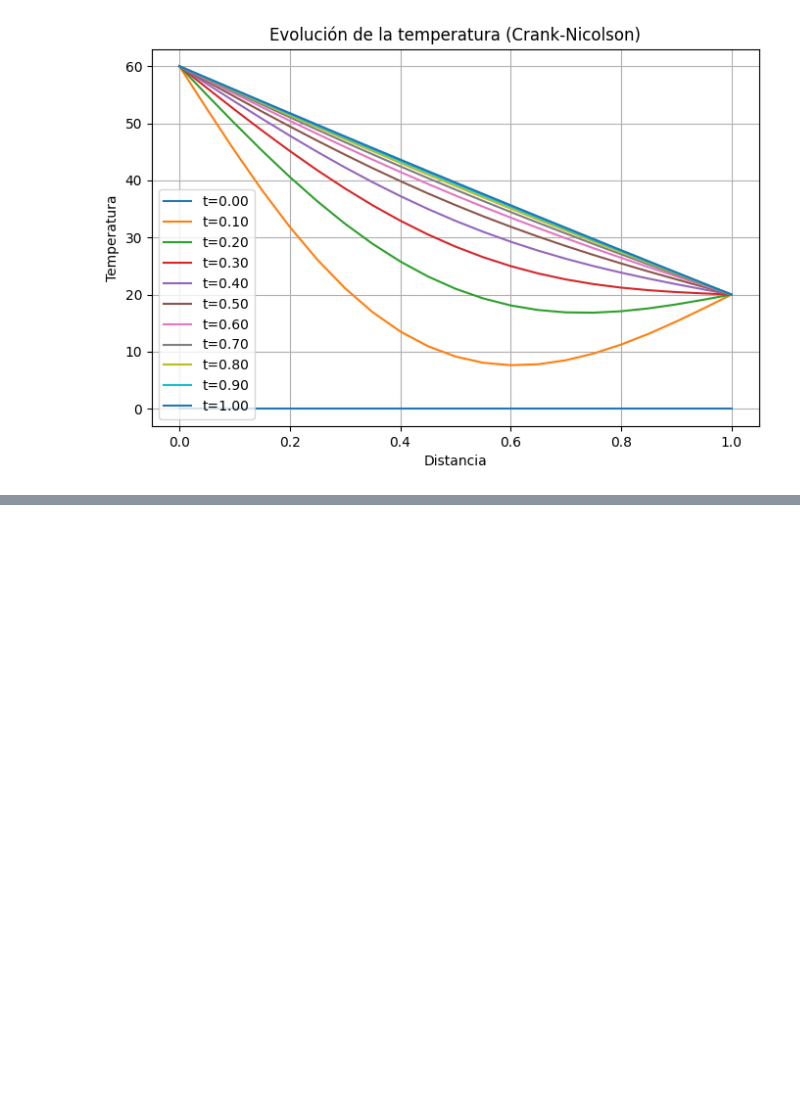
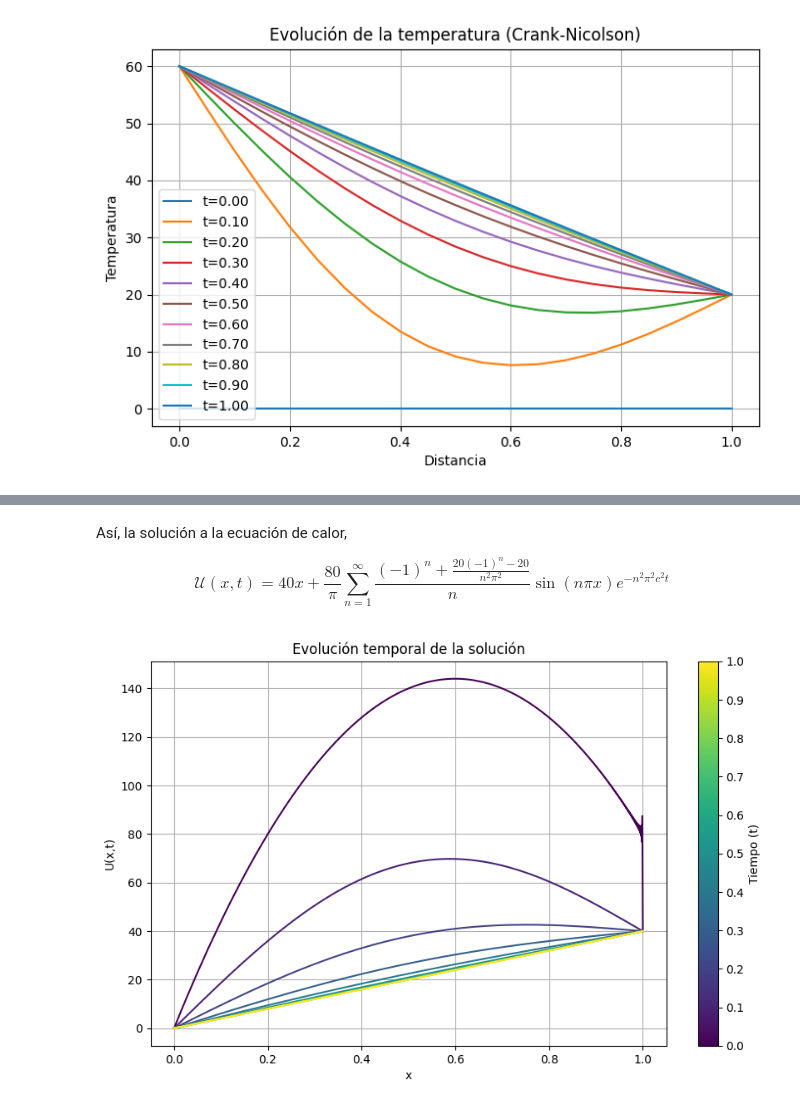
Before and after one commit to Jdvilan/Carrera, a Jupyter notebook: Examen_numerico_segundo_parcial.ipynb, the cells around one changed output, grey strips where cells are left out. Saved outputs shown, nothing was run; the diff lists cells and outputs as text; code cells hidden in the pictures; blank space fills up the shorter version.

```diff
--- a/Examen_numerico_segundo_parcial.ipynb
+++ b/Examen_numerico_segundo_parcial.ipynb
@@ -383,0 +520,4 @@ plt.show()
+# %% [markdown]
+Así, la solución a la ecuación de calor,
+
+$$\mathcal{U}(x,t)=40x+\frac{80}{\pi}\sum_{n=1}^{∞}\frac{(-1)^n+\frac{20(-1)^n-20}{n^2π^2}}{n}\sin\left(n\pi x\right)e^{-n^2\pi^2c^2t}$$
@@ -383,0 +550,32 @@ plt.show()
+# %%
+# ======================================
+# 1. Gráfico de evolución temporal (2D)
+# ======================================
+t_values = np.linspace(0, 1, 11)
+y_evolution = calcular_y(x, t_values, c, N_terminos)
+
+fig, ax = plt.subplots(figsize=(10, 6))
+cmap = plt.get_cmap('viridis')
+norm = plt.Normalize(vmin=0, vmax=1)
+
+# Crear todas las líneas primero
+for i, t in enumerate(t_values):
+    ax.plot(x, y_evolution[:, i],
+            color=cmap(norm(t)),
+            label=f't = {t:.1f}')
+
+# Crear el mappable para la colorbar
+sm = plt.cm.ScalarMappable(norm=norm, cmap=cmap)
+sm.set_array([])  # Necesario para evitar warnings
+
+# Añadir colorbar usando el eje existente
+cbar = fig.colorbar(sm, ax=ax, label='Tiempo (t)', ticks=t_values)
+cbar.ax.set_yticklabels([f"{t:.1f}" for t in t_values])  # Formatear etiquetas
+
+ax.set_title('Evolución temporal de la solución')
+ax.set_xlabel('x')
+ax.set_ylabel('U(x,t)')
+ax.grid(True)
+plt.show()
+# %% [output]
+[figure, added]
```
Also changed, not shown: parts of 17 cells of this notebook.
